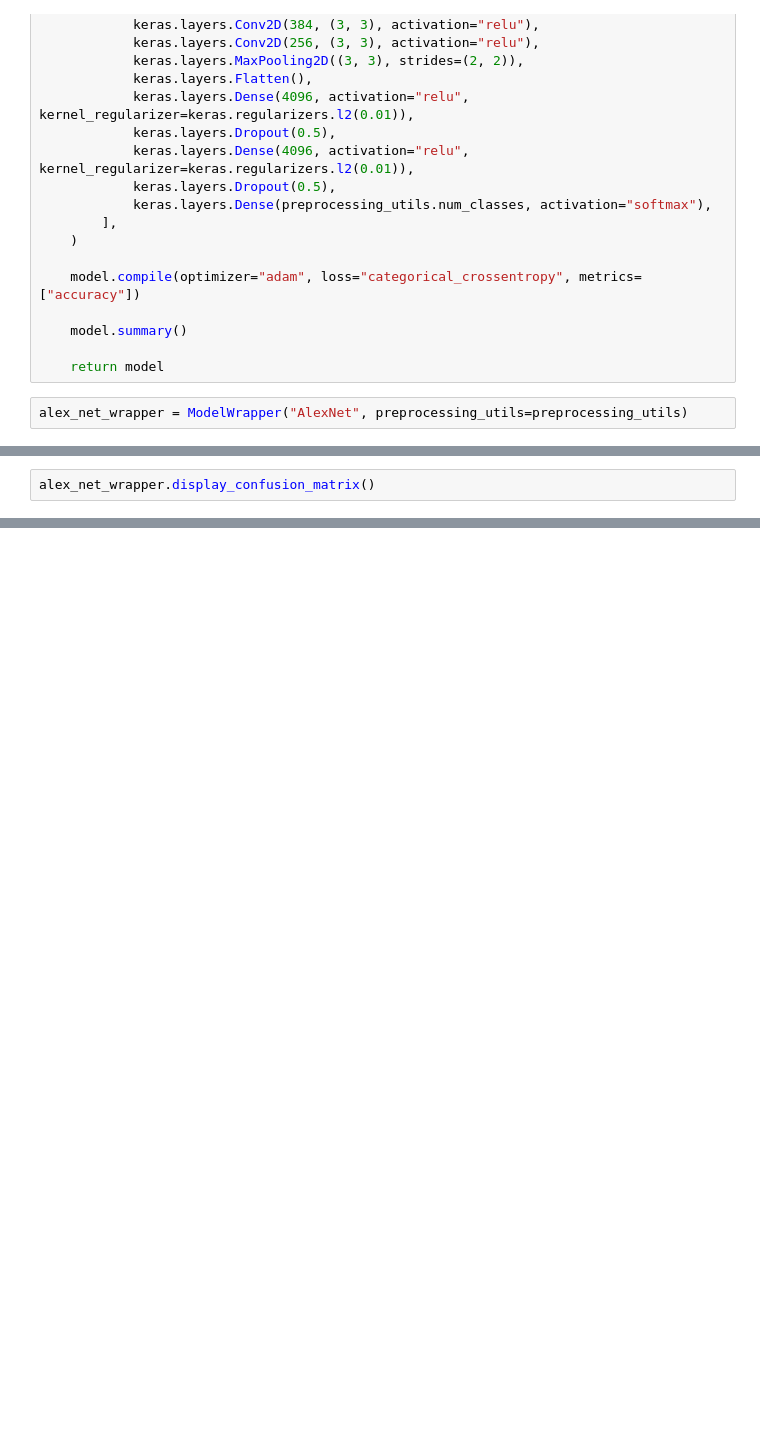
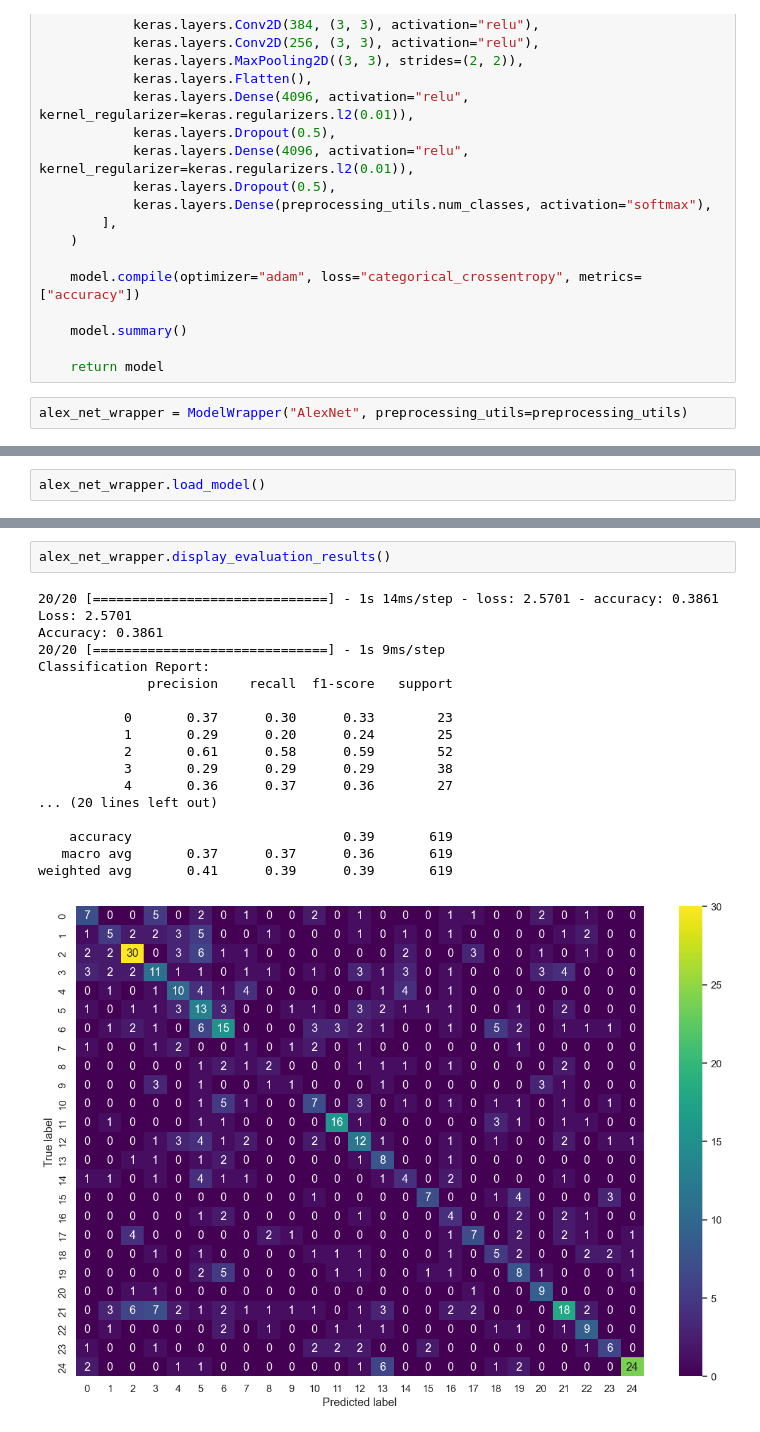
Before and after one commit to pavle99/ML-Project, a Jupyter notebook: src/models/alex_net.ipynb, the cells around one changed output, grey strips where cells are left out. Saved outputs shown, nothing was run; the diff lists cells and outputs as text; blank space fills up the shorter version.

```diff
--- a/src/models/alex_net.ipynb
+++ b/src/models/alex_net.ipynb
@@ -103,3 +103,3 @@ alex_net_wrapper.plot_loss()
 # %%
-alex_net_wrapper.display_confusion_matrix()
+alex_net_wrapper.load_model()
 # %% [output]
@@ -107,0 +108,21 @@ alex_net_wrapper.display_confusion_matrix()
+# %%
+alex_net_wrapper.display_evaluation_results()
+# %% [output]
+20/20 [==============================] - 1s 14ms/step - loss: 2.5701 - accuracy: 0.3861
+Loss: 2.5701
+Accuracy: 0.3861
+20/20 [==============================] - 1s 9ms/step
+Classification Report:
+              precision    recall  f1-score   support
+
+           0       0.37      0.30      0.33        23
+           1       0.29      0.20      0.24        25
+           2       0.61      0.58      0.59        52
+           3       0.29      0.29      0.29        38
+           4       0.36      0.37      0.36        27
+... (20 lines left out)
+
+    accuracy                           0.39       619
+   macro avg       0.37      0.37      0.36       619
+weighted avg       0.41      0.39      0.39       619
+[figure, added]
```
Also changed, not shown: parts of 5 cells of this notebook, 8 other files.
